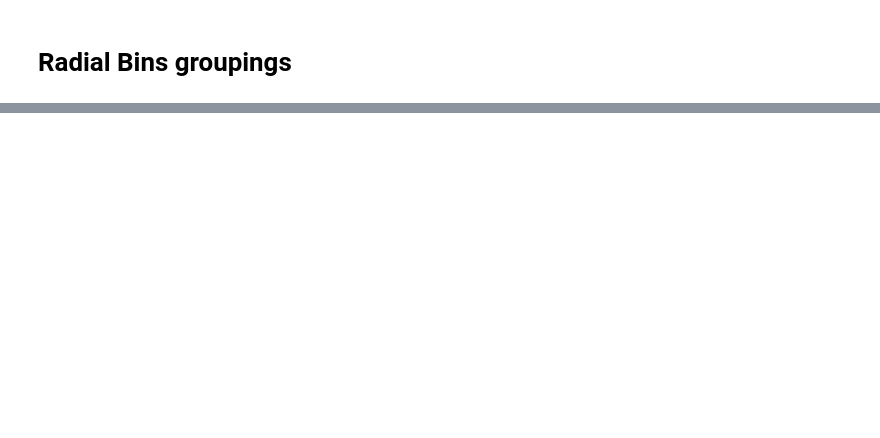
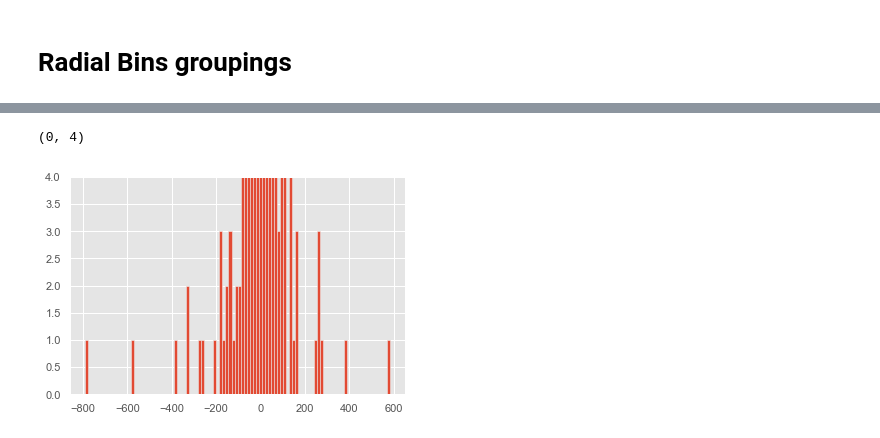
Before and after one commit to bpRsh/2019_shear_analysis_after_dmstack, a Jupyter notebook: Dec_2019/Dec_09/a02_g0_g1_to_gT_gX_cleancat15.ipynb, the cells around one changed output, grey strips where cells are left out. Cells and saved outputs as stored; diff of their text form; code cells hidden in the pictures; blank space fills up the shorter version.

```diff
--- a/Dec_2019/Dec_09/a02_g0_g1_to_gT_gX_cleancat15.ipynb
+++ b/Dec_2019/Dec_09/a02_g0_g1_to_gT_gX_cleancat15.ipynb
@@ -398,0 +454,6 @@ df_radial_bins
+# %%
+df['eT_mono'].hist(bins=100)
+plt.ylim(0,4)
+# %% [output]
+(0, 4)
+[figure, added]
```
Also changed, not shown: parts of 22 cells of this notebook.
